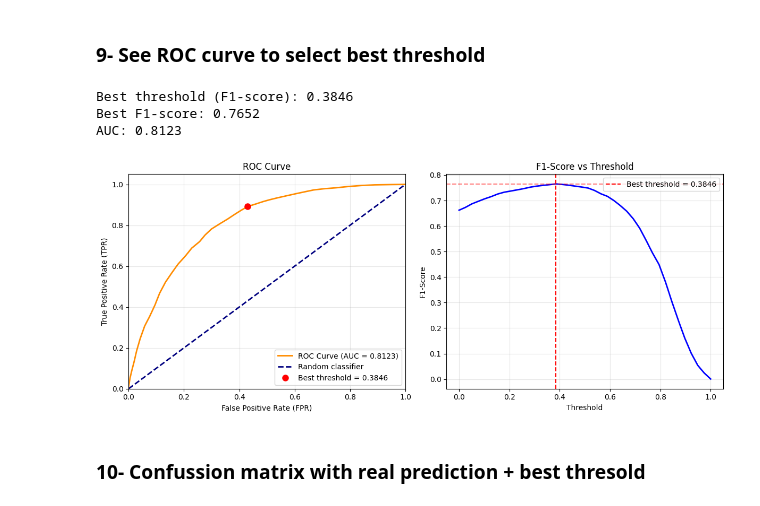
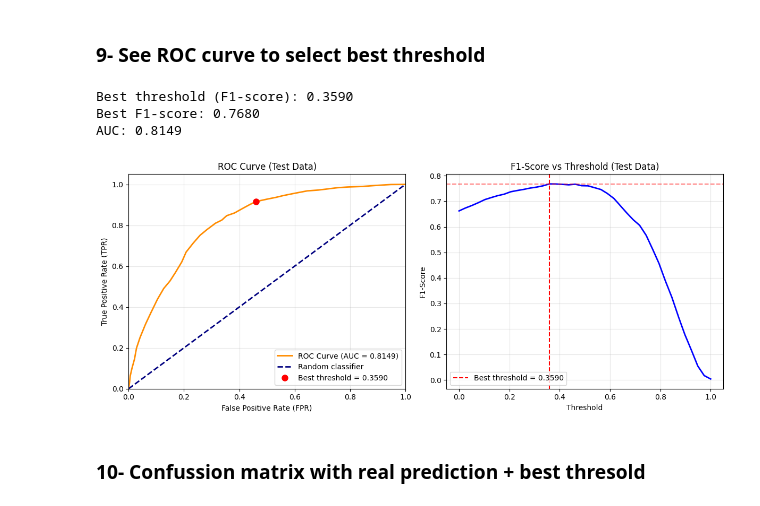
Before and after one commit to yasin281/data-mining-p2, a Jupyter notebook: src/KNN.ipynb, the cells around one changed output. Saved outputs shown, nothing was run; the diff lists cells and outputs as text; code cells hidden in the pictures.

```diff
--- a/src/KNN.ipynb
+++ b/src/KNN.ipynb
@@ -397,7 +401,6 @@ F1-score: 0.7604
 # %% [markdown]
 ### 9- See ROC curve to select best threshold
 # %%
-from sklearn.calibration import cross_val_predict
 from sklearn.metrics import roc_curve, auc, f1_score
 
 pipeline = Pipeline([
@@ -408,27 +411,24 @@ pipeline = Pipeline([
                                 p=clf.best_params_['knn__p']))
 ])
 
-# Obtain the predicted probabilities for the positive class
-y_proba = cross_val_predict( #Generate cross-validated estimates for each input data point.
-    pipeline,
-    X=X_train,
-    y=y_train,
-    cv=cv,
-    method='predict_proba'
-)
+# Fit the pipeline with training data
+pipeline.fit(X_train, y_train)
+
+# Obtain the predicted probabilities for the positive class using test data
+y_proba = pipeline.predict_proba(X_test)
 
 # Take only the probabilities of the positive class (column 1)
 y_scores = y_proba[:, 1]
 
-# ROC curve
-fpr, tpr, thresholds = roc_curve(y_train, y_scores)
+# ROC curve using test data
+fpr, tpr, thresholds = roc_curve(y_test, y_scores)
 roc_auc = auc(fpr, tpr)
 
-# Find the best threshold using F1-score
+# Find the best threshold using F1-score on test data
 f1_scores = []
 for threshold in thresholds:
     y_pred_threshold = (y_scores >= threshold).astype(int)
-    f1_scores.append(f1_score(y_train, y_pred_threshold))
+    f1_scores.append(f1_score(y_test, y_pred_threshold))
 
 best_threshold_idx = np.argmax(f1_scores)
 best_threshold = thresholds[best_threshold_idx]
@@ -444,39 +444,39 @@ plt.figure(figsize=(12, 5))
 # Subplot 1: ROC Curve
 plt.subplot(1, 2, 1)
 plt.plot(fpr, tpr, color='darkorange', lw=2,
          label=f'ROC Curve (AUC = {roc_auc:.4f})')
 plt.plot([0, 1], [0, 1], color='navy', lw=2, linestyle='--',
          label='Random classifier')
 plt.plot(fpr[best_threshold_idx], tpr[best_threshold_idx],
          'ro', markersize=8,
          label=f'Best threshold = {best_threshold:.4f}')
 plt.xlim([0.0, 1.0])
 plt.ylim([0.0, 1.05])
 plt.xlabel('False Positive Rate (FPR)')
 plt.ylabel('True Positive Rate (TPR)')
-plt.title('ROC Curve')
+plt.title('ROC Curve (Test Data)')
 plt.legend(loc="lower right")
 plt.grid(True, alpha=0.3)
 
 # Subplot 2: F1-score vs Threshold
 plt.subplot(1, 2, 2)
 plt.plot(thresholds, f1_scores, color='blue', lw=2)
 plt.axvline(x=best_threshold, color='red', linestyle='--',
            label=f'Best threshold = {best_threshold:.4f}')
 plt.axhline(y=best_f1, color='red', linestyle='--', alpha=0.5)
 plt.xlabel('Threshold')
 plt.ylabel('F1-Score')
-plt.title('F1-Score vs Threshold')
+plt.title('F1-Score vs Threshold (Test Data)')
 plt.legend()
 plt.grid(True, alpha=0.3)
 
 plt.tight_layout()
 plt.show()
 # %% [output]
-Best threshold (F1-score): 0.3846
-Best F1-score: 0.7652
-AUC: 0.8123
+Best threshold (F1-score): 0.3590
+Best F1-score: 0.7680
+AUC: 0.8149
-[figure, old version]
+[figure, new version]
 # %% [markdown]
 ### 10- Confussion matrix with real prediction + best thresold
 # %%
```
Also changed, not shown: parts of 2 cells of this notebook.
